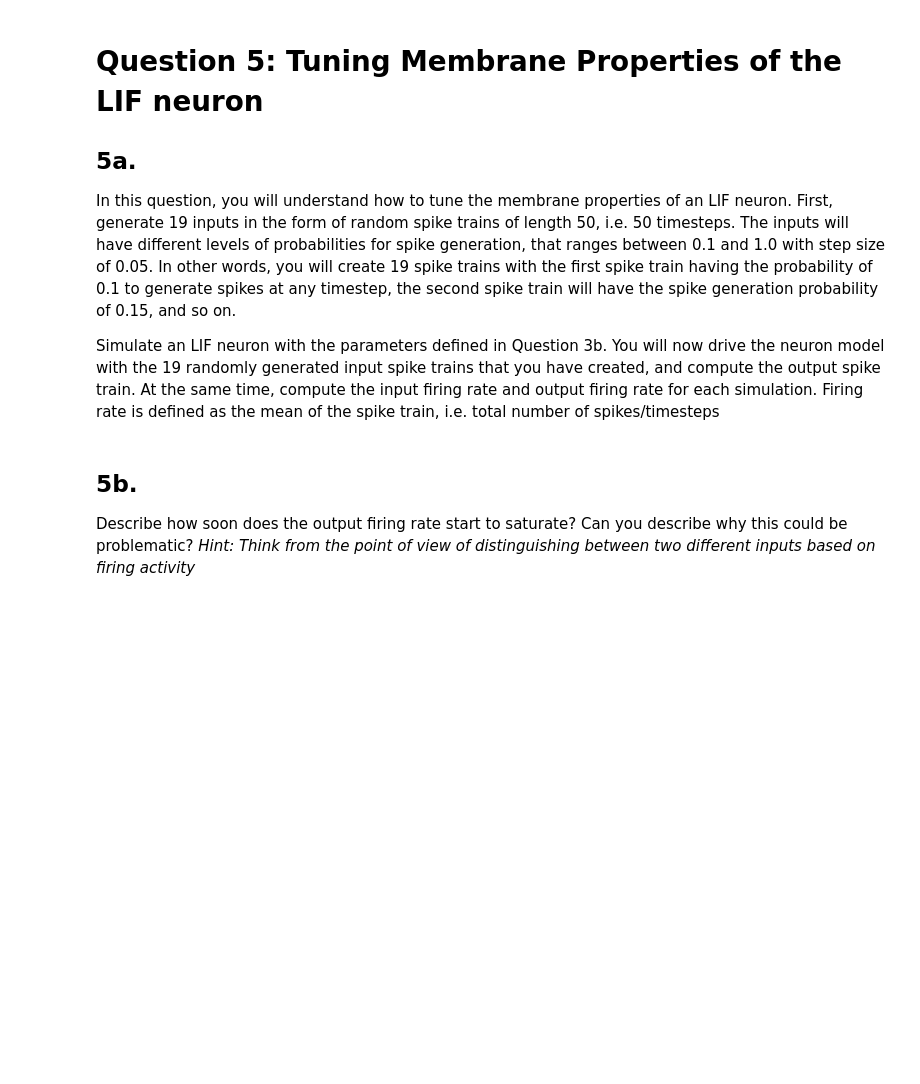
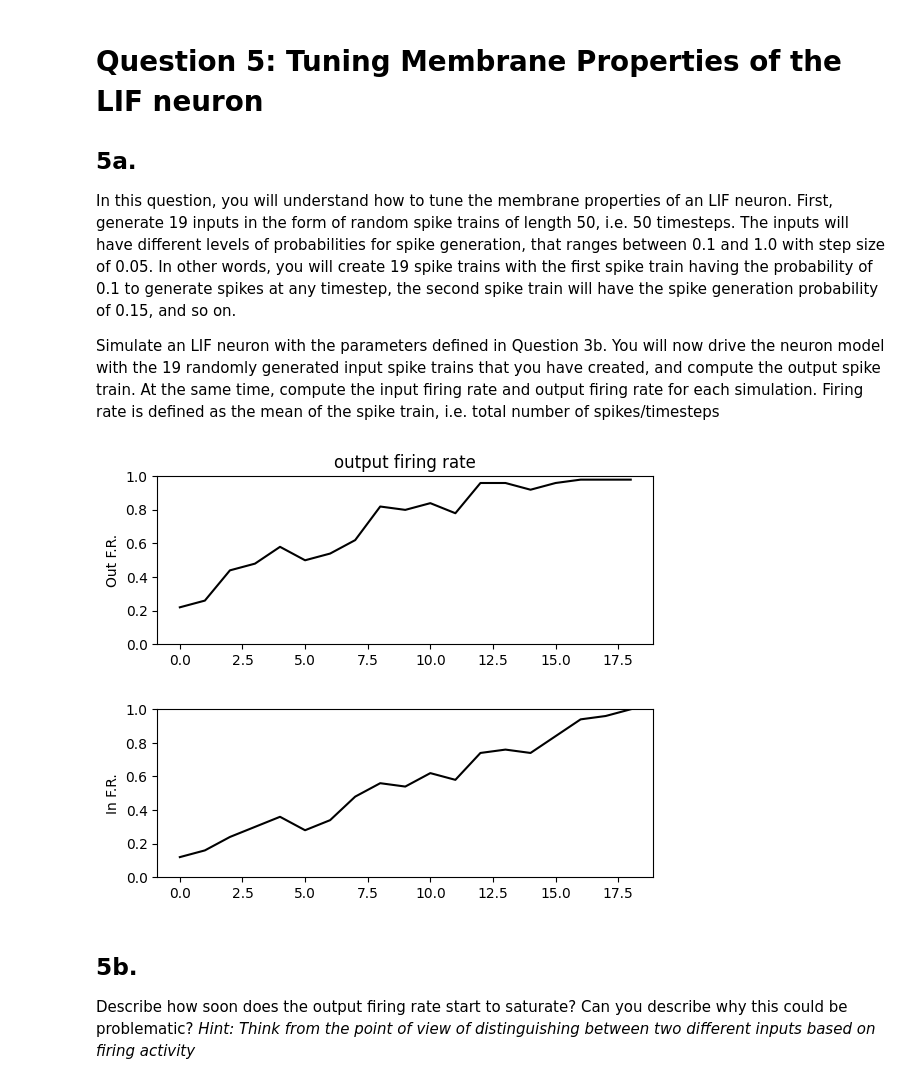
Before and after one commit to harmanpunn/525-BIC, a Jupyter notebook: Assignment 1/Assignment1/Assignment1_Questions.ipynb, the cells around one changed output. Cells and saved outputs as stored; diff of their text form; code cells hidden in the pictures; blank space fills up the shorter version.

```diff
--- a/Assignment 1/Assignment1/Assignment1_Questions.ipynb
+++ b/Assignment 1/Assignment1/Assignment1_Questions.ipynb
@@ -442,39 +442,43 @@ def lif_behavior(lif):
     out_fr = [] #output firing rate
 
     #2. Create a list of probabilities: from 0.1 to 1.0 with step size of 0.05. You might find the numpy arange function helpful here.
-    probabilities =
+    probabilities = np.round(np.arange(0.1,1.05,0.05),2)
 
     #3. Loop through the range of probabilities
     for p in probabilities:
-        in_spikes =  #sample input spikes using np.random.choice function
-
+        in_spikes =  np.random.choice([0,1],p=[1-p,p],size=50)   #sample input spikes using np.random.choice function
 
         #compute input firing rate and append to the in_fr list
-
+        total_in_spikes = sum(in_spikes)
+        in_fr.append(total_in_spikes/50)
 
         #obtain output spikes by applying the input to the LIF neuron
-
+        output_spikes = lif.run(in_spikes)
 
         #compute output firing rate and append to the out_fr list
-
+        total_output_spikes = sum(output_spikes)
+        out_fr.append(total_output_spikes/50)
 
     #Plot the input and output firing rates. Nothing to do here. This part is complete
     plt.figure()
     plt.subplot(2,1,1)
     plt.title('output firing rate')
     plt.plot(out_fr, 'k')
     plt.ylabel('Out F.R.')
     plt.ylim([0,1])
 
     plt.figure()
     plt.subplot(2,1,2)
     plt.plot(in_fr, 'k')
     plt.ylabel('In F.R.')
     plt.ylim([0,1])
     plt.show()
 
 #Run the lif behavior function for the LIF neuron that we created previously
 lif_behavior(lif)
+# %% [output]
+[figure, added]
+[figure, added]
 # %% [markdown]
 ## 5b.
 Describe how soon does the output firing rate start to saturate? Can you describe why this could be problematic? *Hint: Think from the point of view of distinguishing between two different inputs based on firing activity*
```
Also changed, not shown: parts of 1 cell of this notebook.
